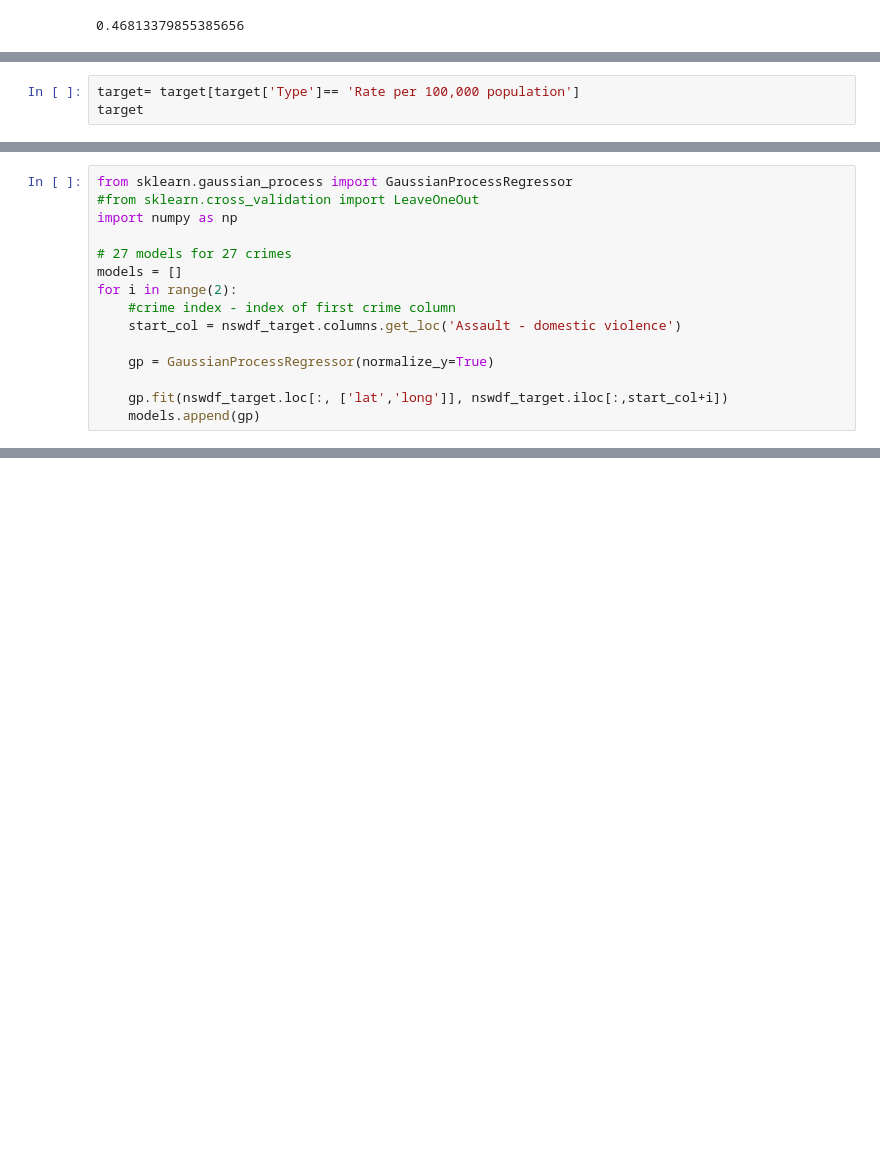
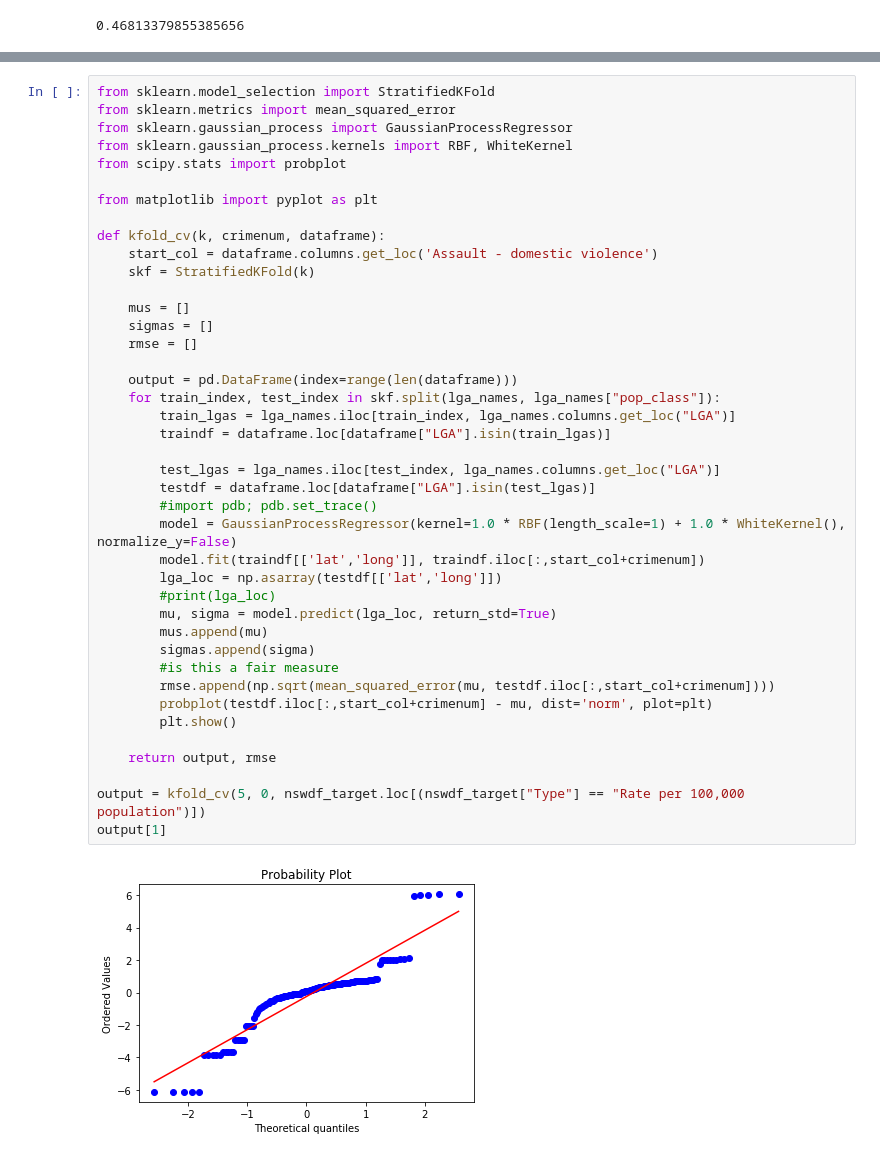
Before and after one commit to desultir/capstone, a Jupyter notebook: notebooks/tdm/gp model.ipynb, the cells around one changed output, grey strips where cells are left out. Drawn from its saved outputs; the diff is of its cells as text; blank space fills up the shorter version.

```diff
--- a/notebooks/tdm/gp model.ipynb
+++ b/notebooks/tdm/gp model.ipynb
@@ -57,3 +70,0 @@ target = pd.read_csv(base+"processed/cleaned_target.csv")
-# %%
-target= target[target['Type']== 'Rate per 100,000 population']
-target
@@ -129,15 +145,0 @@ dtype: float64
-# %%
-from sklearn.gaussian_process import GaussianProcessRegressor
-#from sklearn.cross_validation import LeaveOneOut
-import numpy as np
-
-# 27 models for 27 crimes
-models = []
-for i in range(2):
-    #crime index - index of first crime column
-    start_col = nswdf_target.columns.get_loc('Assault - domestic violence')
-
-    gp = GaussianProcessRegressor(normalize_y=True)
-
-    gp.fit(nswdf_target.loc[:, ['lat','long']], nswdf_target.iloc[:,start_col+i])
-    models.append(gp)
@@ -162,0 +146,43 @@ nswdf_target.loc[:, ['lat','long', nswdf_target.columns[start_col+i]]].describe(
+# %%
+from sklearn.model_selection import StratifiedKFold
+from sklearn.metrics import mean_squared_error
+from sklearn.gaussian_process import GaussianProcessRegressor
+from sklearn.gaussian_process.kernels import RBF, WhiteKernel
+from scipy.stats import probplot
+
+from matplotlib import pyplot as plt
+
+def kfold_cv(k, crimenum, dataframe):
+    start_col = dataframe.columns.get_loc('Assault - domestic violence')
+    skf = StratifiedKFold(k)
+
+    mus = []
+    sigmas = []
+    rmse = []
+
+    output = pd.DataFrame(index=range(len(dataframe)))
+    for train_index, test_index in skf.split(lga_names, lga_names["pop_class"]):
+        train_lgas = lga_names.iloc[train_index, lga_names.columns.get_loc("LGA")]
+        traindf = dataframe.loc[dataframe["LGA"].isin(train_lgas)]
+
+        test_lgas = lga_names.iloc[test_index, lga_names.columns.get_loc("LGA")]
+        testdf = dataframe.loc[dataframe["LGA"].isin(test_lgas)]
+        #import pdb; pdb.set_trace()
+        model = GaussianProcessRegressor(kernel=1.0 * RBF(length_scale=1) + 1.0 * WhiteKernel(), normalize_y=False)
+        model.fit(traindf[['lat','long']], traindf.iloc[:,start_col+crimenum])
+        lga_loc = np.asarray(testdf[['lat','long']])
+        #print(lga_loc)
+        mu, sigma = model.predict(lga_loc, return_std=True)
+        mus.append(mu)
+        sigmas.append(sigma)
+        #is this a fair measure
+        rmse.append(np.sqrt(mean_squared_error(mu, testdf.iloc[:,start_col+crimenum])))
+        probplot(testdf.iloc[:,start_col+crimenum] - mu, dist='norm', plot=plt)
+        plt.show()
+
+    return output, rmse
+
+output = kfold_cv(5, 0, nswdf_target.loc[(nswdf_target["Type"] == "Rate per 100,000 population")])
+output[1]
+# %% [output]
+[figure, added]
```
Also changed, not shown: parts of 14 cells of this notebook, 8 other files.
